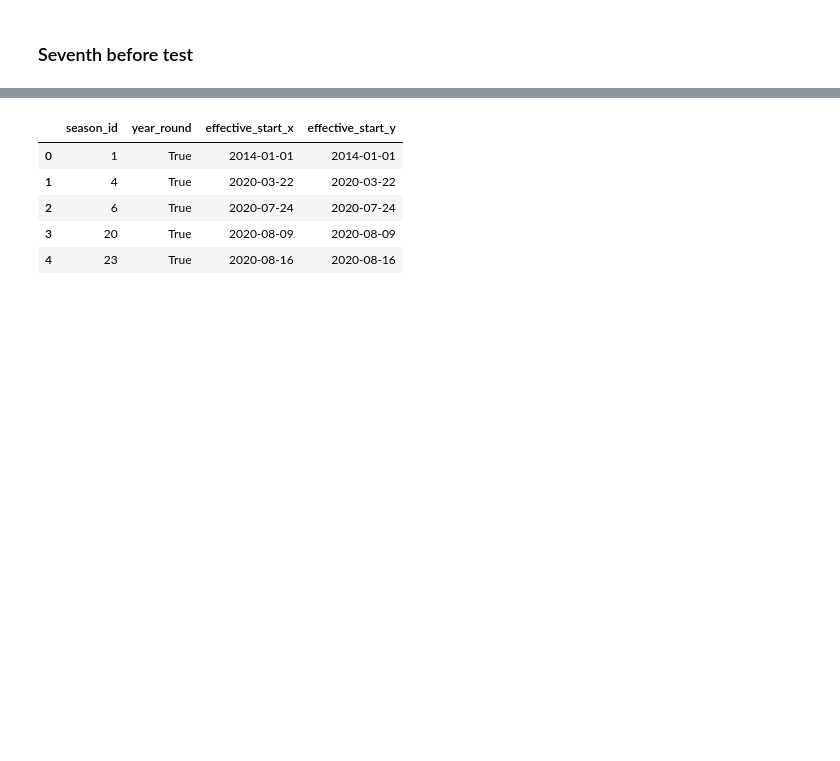
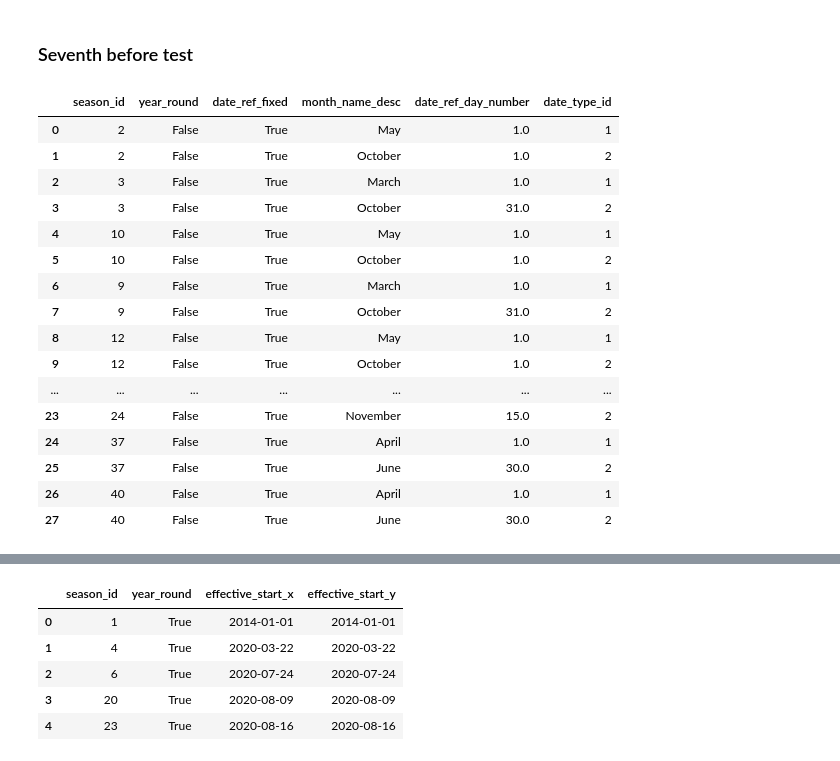
Before and after one commit to NYC-Parks/SLADB, a Jupyter notebook: testing/test_sla_seaon_changes.ipynb, the cells around one changed output, grey strips where cells are left out. Drawn from its saved outputs; the diff is of its cells as text; code cells hidden in the pictures; blank space fills up the shorter version.

Commit message:
finishing up tests for the test_seasons nb

```diff
--- a/testing/test_sla_seaon_changes.ipynb
+++ b/testing/test_sla_seaon_changes.ipynb
@@ -236,0 +227,26 @@ timing.append('before')
+# %%
+temp_df = before_season_definition.merge(
+    before_sla_season[before_sla_season['year_round'] == False],
+    on='season_id')[[
+        'season_id', 'year_round', 'date_ref_fixed', 'month_name_desc',
+        'date_ref_day_number', 'date_type_id'
+    ]]
+temp_df
+# %% [output]
+|  | season_id | year_round | date_ref_fixed | month_name_desc | date_ref_day_number | date_type_id |
+| 0 | 2 | False | True | May | 1.0 | 1 |
+| 1 | 2 | False | True | October | 1.0 | 2 |
+| 2 | 3 | False | True | March | 1.0 | 1 |
+| 3 | 3 | False | True | October | 31.0 | 2 |
+| 4 | 10 | False | True | May | 1.0 | 1 |
+| 5 | 10 | False | True | October | 1.0 | 2 |
+| 6 | 9 | False | True | March | 1.0 | 1 |
+| 7 | 9 | False | True | October | 31.0 | 2 |
+| 8 | 12 | False | True | May | 1.0 | 1 |
+| 9 | 12 | False | True | October | 1.0 | 2 |
+| ... | ... | ... | ... | ... | ... | ... |
+| 23 | 24 | False | True | November | 15.0 | 2 |
+| 24 | 37 | False | True | April | 1.0 | 1 |
+| 25 | 37 | False | True | June | 30.0 | 2 |
+| 26 | 40 | False | True | April | 1.0 | 1 |
+| 27 | 40 | False | True | June | 30.0 | 2 |
```
Also changed, not shown: parts of 45 cells of this notebook.
